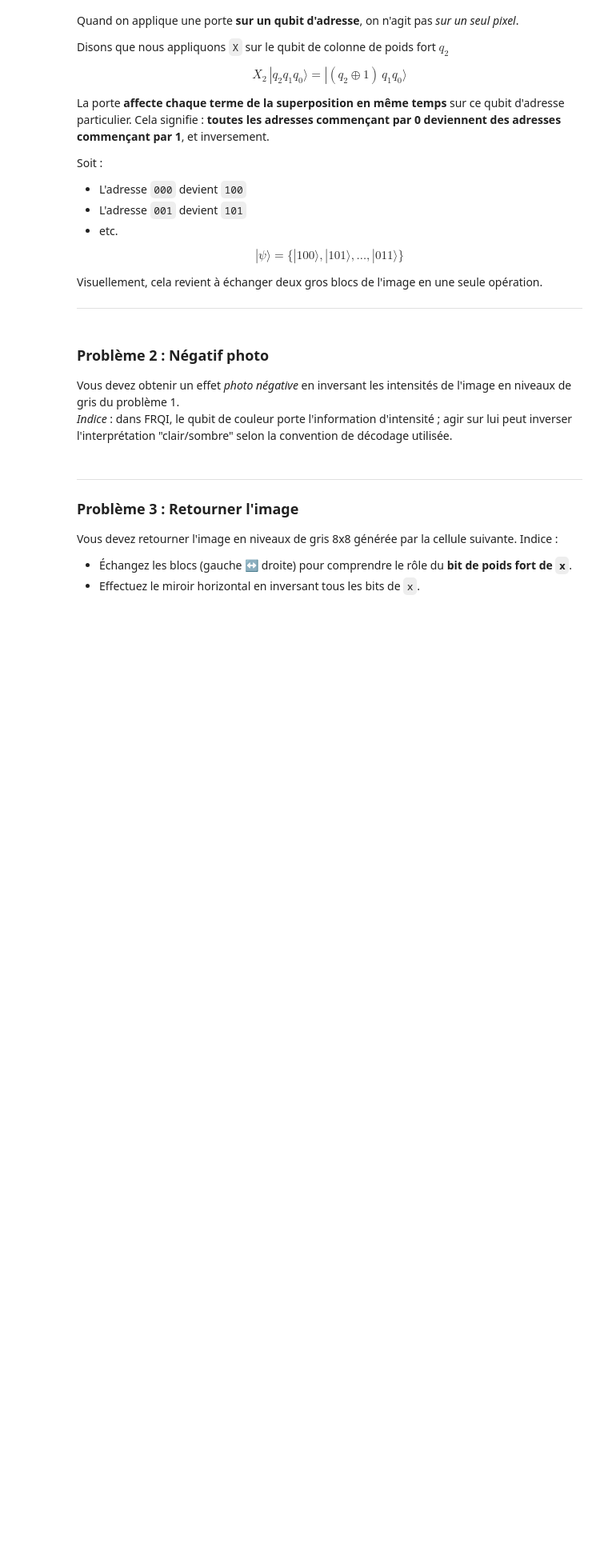
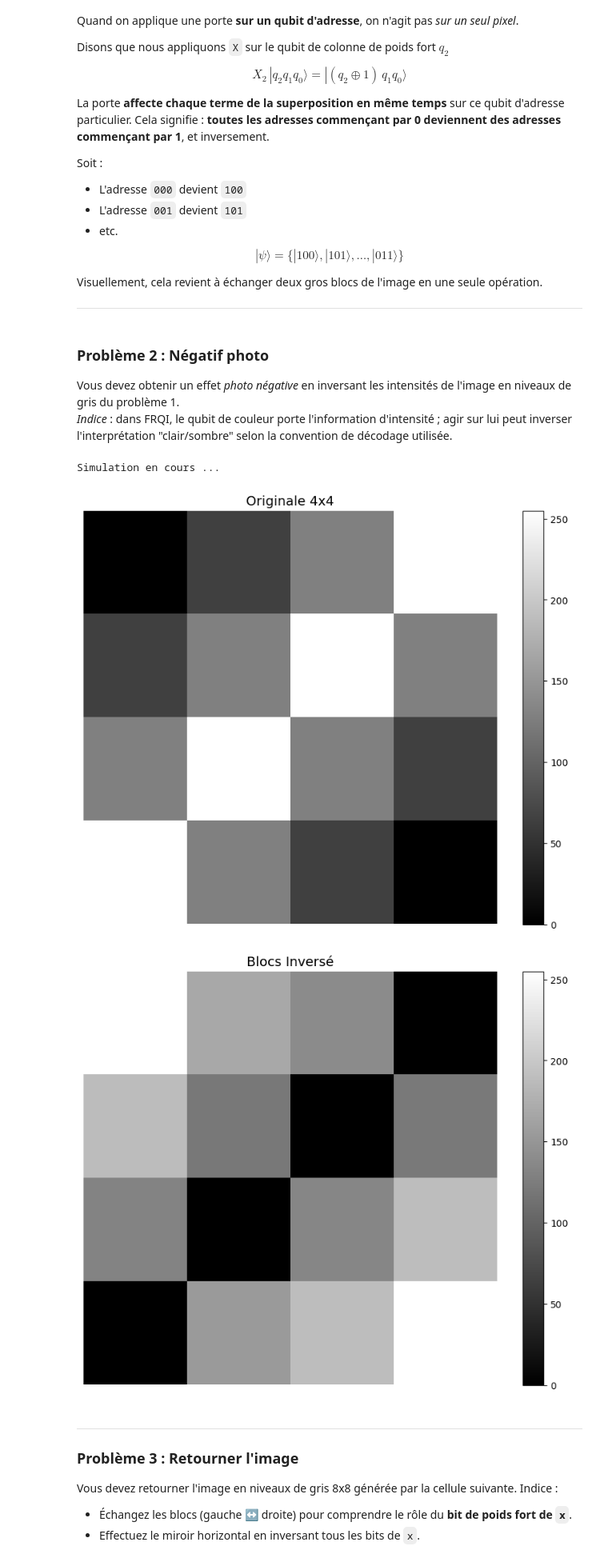
Before and after one commit to EquoNyta/iQuCodeFest2026-Team-C-, a Jupyter notebook: iqucodefest-2026-main/side_quests/challenge_01_quantum_vision_fundamentals/frqi_challenge_fr.ipynb, the cells around one changed output. Shown at 80% size. Drawn from its saved outputs; the diff is of its cells as text; code cells hidden in the pictures; blank space fills up the shorter version.

```diff
--- a/iqucodefest-2026-main/side_quests/challenge_01_quantum_vision_fundamentals/frqi_challenge_fr.ipynb
+++ b/iqucodefest-2026-main/side_quests/challenge_01_quantum_vision_fundamentals/frqi_challenge_fr.ipynb
@@ -707,9 +707,28 @@ Vous devez obtenir un effet *photo négative* en inversant les intensités de l'
 # %%
 # TODO ...
 # Indice : Ajoutez UNE SEULE porte pour inverser les couleurs
 #          la porte agit sur le qubit de couleur (le dernier qubit, d'index n_pos)
 def invert_color(qc: QuantumCircuit, color_qubit: int):
-    qc.x(color_qubit)
+    qc.x(color_qubit)   #Flip the color qubit on the X axis
+
+frqi_circuit_inv, n_pos = encode_frqi_grayscale(grayscale_4x4) #Encode the image
+
+invert_color(frqi_circuit_inv, n_pos)  #Invert Color
+
+frqi_circuit_inv.measure_all()
+
+print("Simulation en cours ...")
+num_shots = 200 * (2**n_pos)
+counts_swap = q_utils.run_simulation(frqi_circuit_inv, shots=num_shots)
+
+frqi_swap_reconstructed = reconstruct_grayscale_from_frqi(counts_swap, n_pos, grayscale_4x4.shape)
+
+img_utils.display_image(grayscale_4x4, "Originale 4x4")
+img_utils.display_image(frqi_swap_reconstructed, "Blocs Inversé")
+# %% [output]
+Simulation en cours ...
+[figure, added]
+[figure, added]
 # %% [markdown]
 ---
 ### **Problème 3 : Retourner l'image**
```
Also changed, not shown: parts of 3 cells of this notebook.
